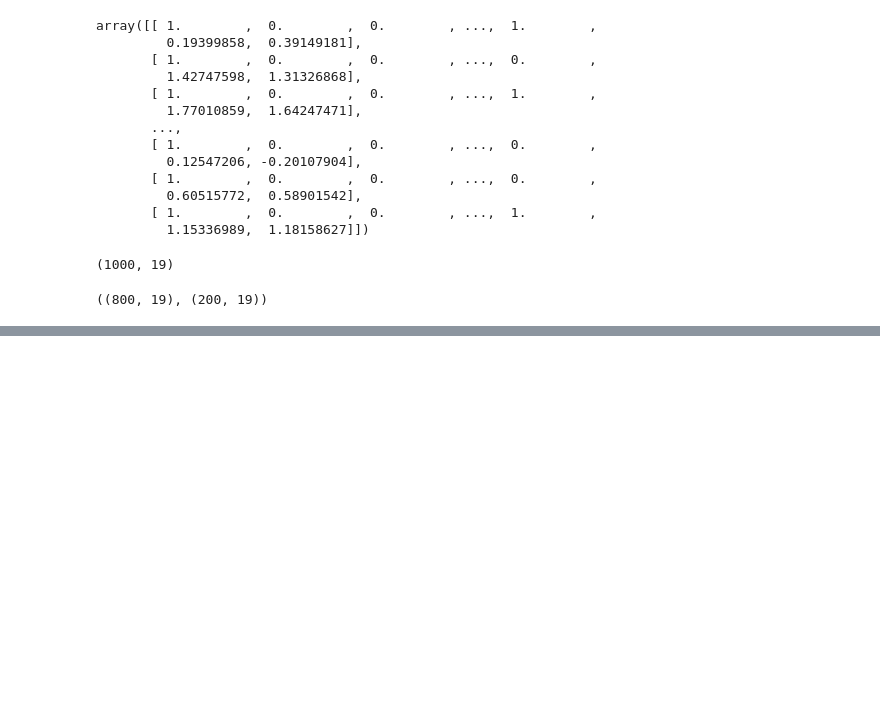
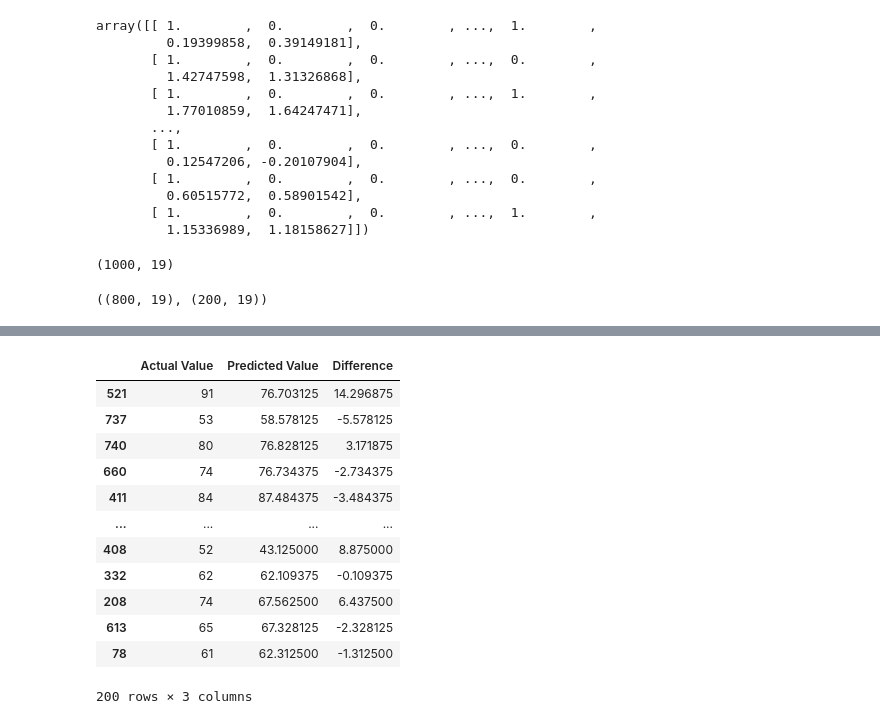
Before and after one commit to BushraShaik30/mlproject, a Jupyter notebook: notebook/2. MODEL TRAINING.ipynb, the cells around one changed output, grey strips where cells are left out. Cells and saved outputs as stored; diff of their text form; code cells hidden in the pictures; blank space fills up the shorter version.

```diff
--- a/notebook/2. MODEL TRAINING.ipynb
+++ b/notebook/2. MODEL TRAINING.ipynb
@@ -119,0 +178,17 @@ array=[ 91  53  80  74  84  81  69  54  87  51  45  30  67  49  85  65  53  55
+# %%
+pred_df=pd.DataFrame({'Actual Value':y_test,'Predicted Value':y_pred,'Difference':y_test-y_pred})
+pred_df
+# %% [output]
+|  | Actual Value | Predicted Value | Difference |
+| 521 | 91 | 76.703125 | 14.296875 |
+| 737 | 53 | 58.578125 | -5.578125 |
+| 740 | 80 | 76.828125 | 3.171875 |
+| 660 | 74 | 76.734375 | -2.734375 |
+| 411 | 84 | 87.484375 | -3.484375 |
+| ... | ... | ... | ... |
+| 408 | 52 | 43.125000 | 8.875000 |
+| 332 | 62 | 62.109375 | -0.109375 |
+| 208 | 74 | 67.562500 | 6.437500 |
+| 613 | 65 | 67.328125 | -2.328125 |
+| 78 | 61 | 62.312500 | -1.312500 |
+200 rows × 3 columns
```
Also changed, not shown: parts of 5 cells of this notebook, 6 other files.
